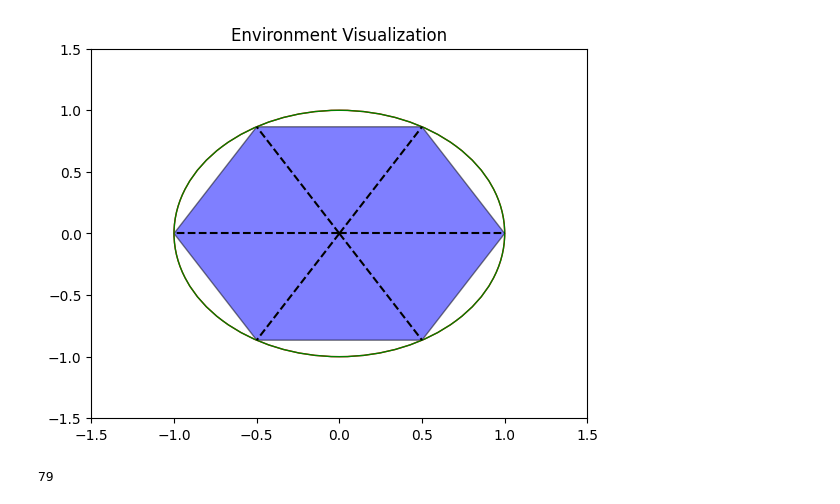
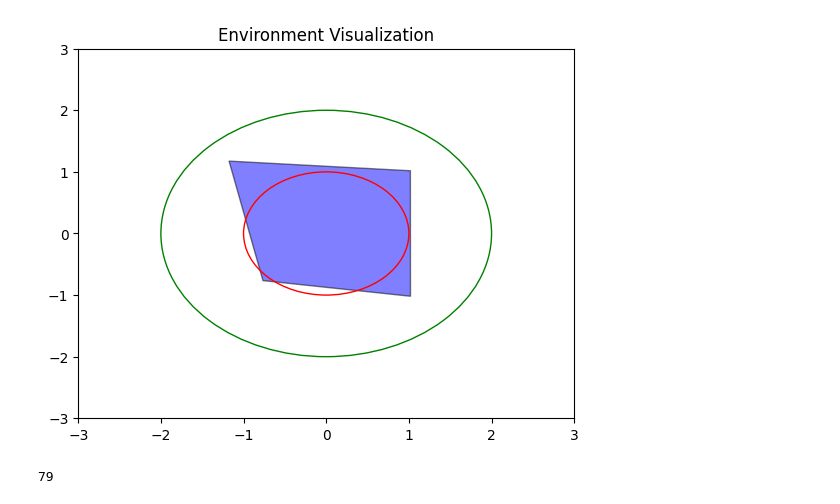
Before and after one commit to GAtemROU/rnn-path-integration, a Jupyter notebook: data_env_tester.ipynb, the cells around one changed output. Cells and saved outputs as stored; diff of their text form; code cells hidden in the pictures.

```diff
--- a/data_env_tester.ipynb
+++ b/data_env_tester.ipynb
@@ -1,9 +1,9 @@
 # %%
 from data_generation.Environment import Environment
-env = Environment(6, 1, 1)
+env = Environment(4, 1, 2)
 env.visualize(True)
 # %% [output]
-[figure, old version]
+[figure, new version]
 # %%
 from data_generation.Agent import Agent
 
```
Also changed, not shown: 9 other files.
